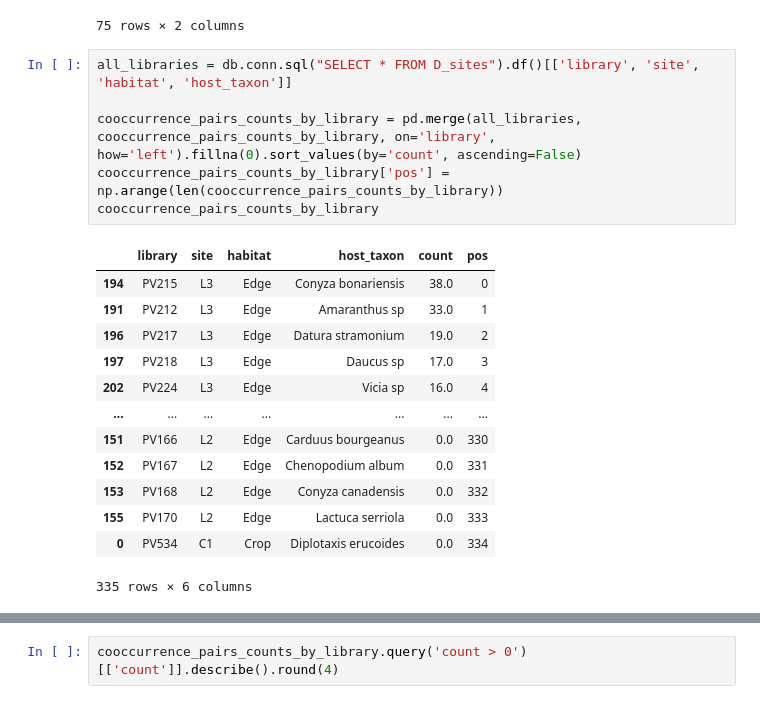
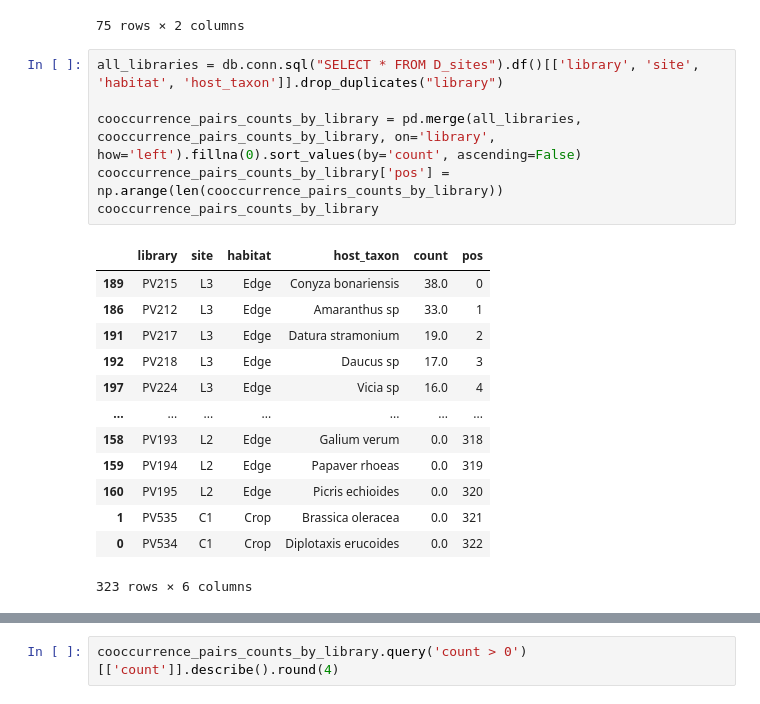
Before and after one commit to wilkinsonlab/miripvir25, a Jupyter notebook: analysis/analysis-01.cooccurrence-library.ipynb, the cells around one changed output, grey strips where cells are left out. Cells and saved outputs as stored; diff of their text form.

```diff
--- a/analysis/analysis-01.cooccurrence-library.ipynb
+++ b/analysis/analysis-01.cooccurrence-library.ipynb
@@ -71,22 +71,22 @@ cooccurrence_pairs_counts_by_library
 | 74 | PV553 | 1 |
 75 rows × 2 columns
 # %%
-all_libraries = db.conn.sql("SELECT * FROM D_sites").df()[['library', 'site', 'habitat', 'host_taxon']]
+all_libraries = db.conn.sql("SELECT * FROM D_sites").df()[['library', 'site', 'habitat', 'host_taxon']].drop_duplicates("library")
 
 cooccurrence_pairs_counts_by_library = pd.merge(all_libraries, cooccurrence_pairs_counts_by_library, on='library', how='left').fillna(0).sort_values(by='count', ascending=False)
 cooccurrence_pairs_counts_by_library['pos'] = np.arange(len(cooccurrence_pairs_counts_by_library))
 cooccurrence_pairs_counts_by_library
 # %% [output]
 |  | library | site | habitat | host_taxon | count | pos |
-| 194 | PV215 | L3 | Edge | Conyza bonariensis | 38.0 | 0 |
-| 191 | PV212 | L3 | Edge | Amaranthus sp | 33.0 | 1 |
-| 196 | PV217 | L3 | Edge | Datura stramonium | 19.0 | 2 |
-| 197 | PV218 | L3 | Edge | Daucus sp | 17.0 | 3 |
-| 202 | PV224 | L3 | Edge | Vicia sp | 16.0 | 4 |
+| 189 | PV215 | L3 | Edge | Conyza bonariensis | 38.0 | 0 |
+| 186 | PV212 | L3 | Edge | Amaranthus sp | 33.0 | 1 |
+| 191 | PV217 | L3 | Edge | Datura stramonium | 19.0 | 2 |
+| 192 | PV218 | L3 | Edge | Daucus sp | 17.0 | 3 |
+| 197 | PV224 | L3 | Edge | Vicia sp | 16.0 | 4 |
 | ... | ... | ... | ... | ... | ... | ... |
-| 151 | PV166 | L2 | Edge | Carduus bourgeanus | 0.0 | 330 |
-| 152 | PV167 | L2 | Edge | Chenopodium album | 0.0 | 331 |
-| 153 | PV168 | L2 | Edge | Conyza canadensis | 0.0 | 332 |
-| 155 | PV170 | L2 | Edge | Lactuca serriola | 0.0 | 333 |
-| 0 | PV534 | C1 | Crop | Diplotaxis erucoides | 0.0 | 334 |
+| 158 | PV193 | L2 | Edge | Galium verum | 0.0 | 318 |
+| 159 | PV194 | L2 | Edge | Papaver rhoeas | 0.0 | 319 |
+| 160 | PV195 | L2 | Edge | Picris echioides | 0.0 | 320 |
+| 1 | PV535 | C1 | Crop | Brassica oleracea | 0.0 | 321 |
+| 0 | PV534 | C1 | Crop | Diplotaxis erucoides | 0.0 | 322 |
-335 rows × 6 columns
+323 rows × 6 columns
```
Also changed, not shown: parts of 32 cells of this notebook, 39 other files.
